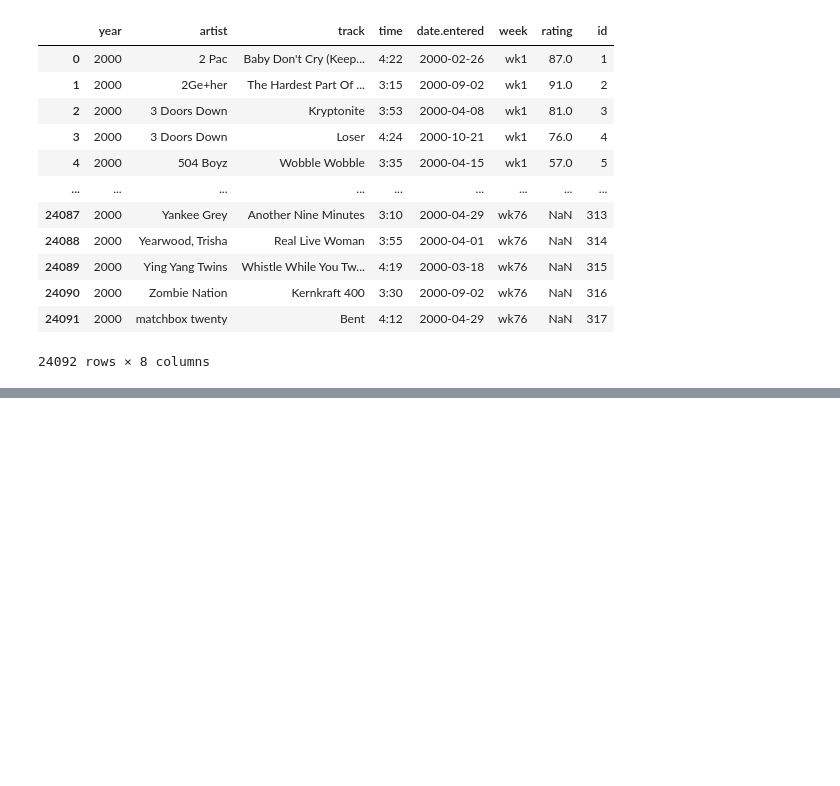
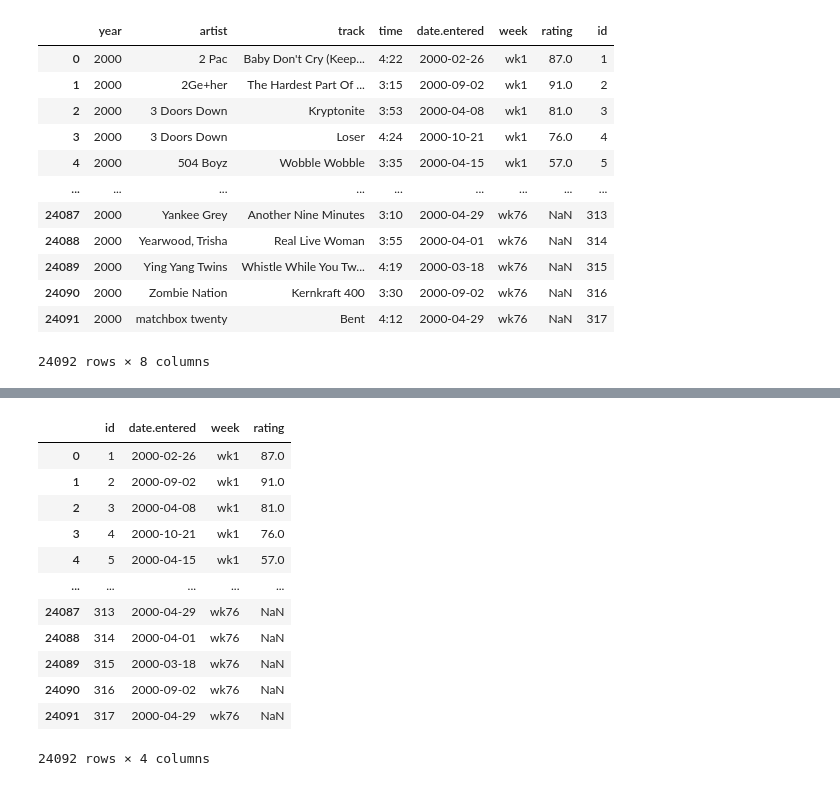
Before and after one commit to devereaweaver/Pandas, a Jupyter notebook: data_processing/data_normalization/data_normalization.ipynb, the cells around one changed output, grey strips where cells are left out. Saved outputs shown, nothing was run; the diff lists cells and outputs as text; code cells hidden in the pictures; blank space fills up the shorter version.

```diff
--- a/data_processing/data_normalization/data_normalization.ipynb
+++ b/data_processing/data_normalization/data_normalization.ipynb
@@ -93,4 +119,0 @@ We should assign each track a unique ID so that we can use it as a reference for
-# %%
-# assign a unique value to each row of data
-billboard_songs['id'] = billboard.index + 1
-billboard_songs
@@ -112,0 +144,3 @@ Now we can use this newly created identifier to match it to a track in another d
+# %%
+billboard_songs['id'] = billboard_songs.index + 1
+billboard_songs
@@ -134,0 +195,19 @@ billboard_ratings
+# %%
+# create a ratings dataframe by filtering out the song attributes
+# and keeping the rating information only
+billboard_ratings = billboard_ratings[['id', 'date.entered', 'week', 'rating']]
+billboard_ratings
+# %% [output]
+|  | id | date.entered | week | rating |
+| 0 | 1 | 2000-02-26 | wk1 | 87.0 |
+| 1 | 2 | 2000-09-02 | wk1 | 91.0 |
+| 2 | 3 | 2000-04-08 | wk1 | 81.0 |
+| 3 | 4 | 2000-10-21 | wk1 | 76.0 |
+| 4 | 5 | 2000-04-15 | wk1 | 57.0 |
+| ... | ... | ... | ... | ... |
+| 24087 | 313 | 2000-04-29 | wk76 | NaN |
+| 24088 | 314 | 2000-04-01 | wk76 | NaN |
+| 24089 | 315 | 2000-03-18 | wk76 | NaN |
+| 24090 | 316 | 2000-09-02 | wk76 | NaN |
+| 24091 | 317 | 2000-04-29 | wk76 | NaN |
+24092 rows × 4 columns
```
Also changed, not shown: parts of 22 cells of this notebook.
